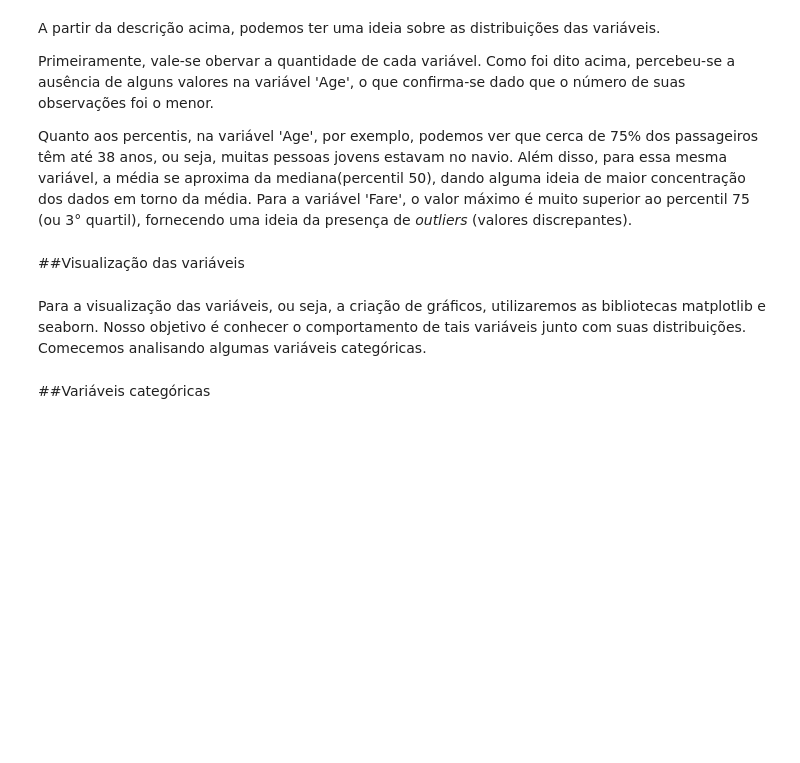
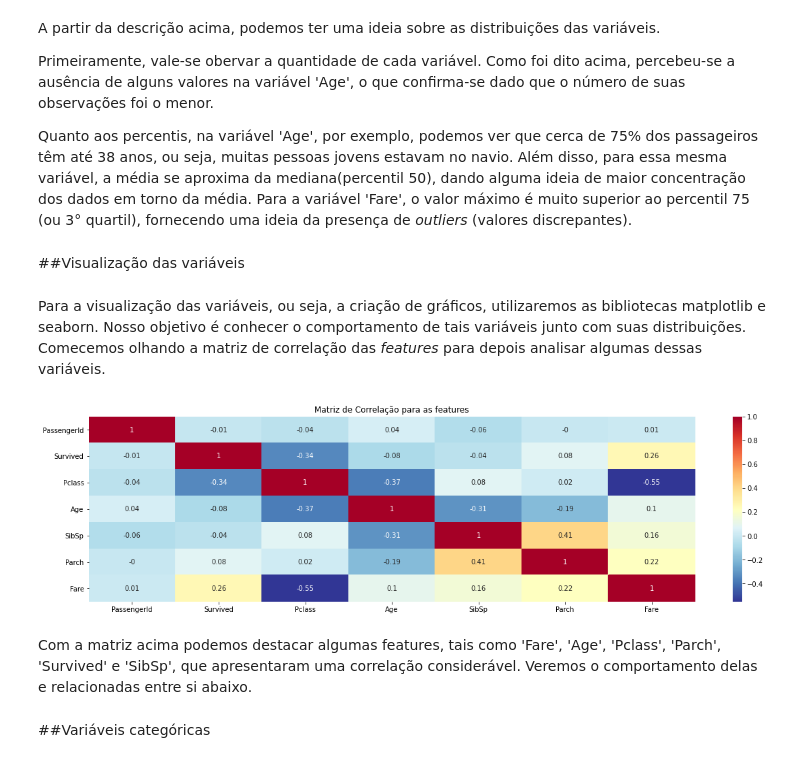
Before and after one commit to kauecapellato/Titanic_Case, a Jupyter notebook: Titanic_Case.ipynb, the cells around one changed output. Drawn from its saved outputs; the diff is of its cells as text; code cells hidden in the pictures; blank space fills up the shorter version.

```diff
--- a/Titanic_Case.ipynb
+++ b/Titanic_Case.ipynb
@@ -168,7 +192,18 @@ Quanto aos percentis, na variável 'Age', por exemplo, podemos ver que cerca de
 # %% [markdown]
 ##Visualização das variáveis
 # %% [markdown]
-Para a visualização das variáveis, ou seja, a criação de gráficos, utilizaremos as bibliotecas matplotlib e seaborn. Nosso objetivo é conhecer o comportamento de tais variáveis junto com suas distribuições. Comecemos analisando algumas variáveis categóricas.
+Para a visualização das variáveis, ou seja, a criação de gráficos, utilizaremos as bibliotecas matplotlib e seaborn. Nosso objetivo é conhecer o comportamento de tais variáveis junto com suas distribuições. Comecemos olhando a matriz de correlação das *features* para depois analisar algumas dessas variáveis.
+# %%
+# Matriz de correlação - heatmap
+matriz_cor = treino.corr().round(2)
+plt.figure(figsize=(20,5))
+sns.heatmap(matriz_cor, annot = True, cmap = 'RdYlBu_r')
+plt.title("Matriz de Correlação para as features")
+plt.show()
+# %% [output]
+[figure, added]
+# %% [markdown]
+Com a matriz acima podemos destacar algumas features, tais como 'Fare', 'Age', 'Pclass', 'Parch', 'Survived' e 'SibSp', que apresentaram uma correlação considerável. Veremos o comportamento delas e relacionadas entre si abaixo.
 # %% [markdown]
 ##Variáveis categóricas
 # %% [markdown]
```
Also changed, not shown: parts of 49 cells of this notebook.
